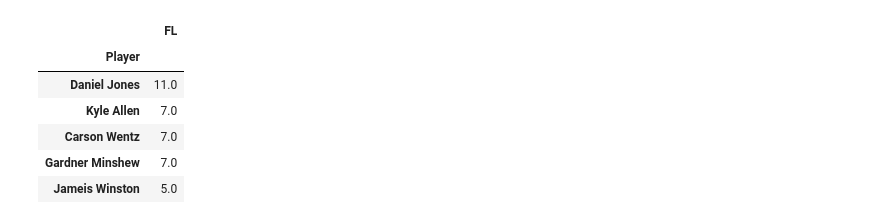
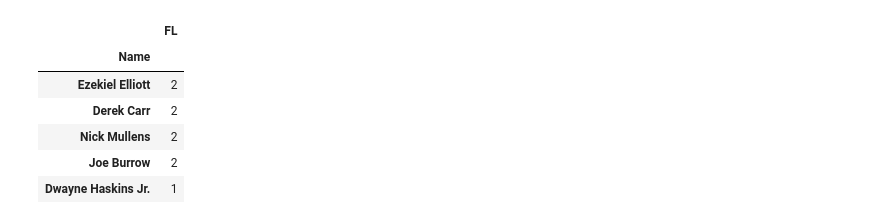
Before and after one commit to isabel-fernandes/fantasy-nfl-lineup-optimizer, a Jupyter notebook: dashboard/player_weekly_data.ipynb, the cells around one changed output. Saved outputs shown, nothing was run; the diff lists cells and outputs as text; code cells hidden in the pictures.

```diff
--- a/dashboard/player_weekly_data.ipynb
+++ b/dashboard/player_weekly_data.ipynb
@@ -22,5 +16,5 @@ Loading BokehJS ...
 # %%
 # Reading data
-df = pd.read_csv('../data/dash_sample_weekly_2019.csv')
+df = pd.read_csv('C:/Users/isabe/Documents/player_weekly_data.csv')
 df.head()
 # %% [output]
@@ -155,13 +82,13 @@ show(p2)
 # %%
 # Top 5 Players With Most Fumbles (all weeks combined)
-top_5_fumbles = df.groupby('Player')[['FL']].sum()
+top_5_fumbles = df.groupby('Name')[['FL']].sum()
 top_5_fumbles = top_5_fumbles.sort_values(by='FL', ascending=False).head(5)
 top_5_fumbles
 # %% [output]
 |  | FL |
-| Player |  |
-| Daniel Jones | 11.0 |
-| Kyle Allen | 7.0 |
-| Carson Wentz | 7.0 |
-| Gardner Minshew | 7.0 |
-| Jameis Winston | 5.0 |
+| Name |  |
+| Ezekiel Elliott | 2 |
+| Derek Carr | 2 |
+| Nick Mullens | 2 |
+| Joe Burrow | 2 |
+| Dwayne Haskins Jr. | 1 |
```
Also changed, not shown: parts of 18 cells of this notebook.
